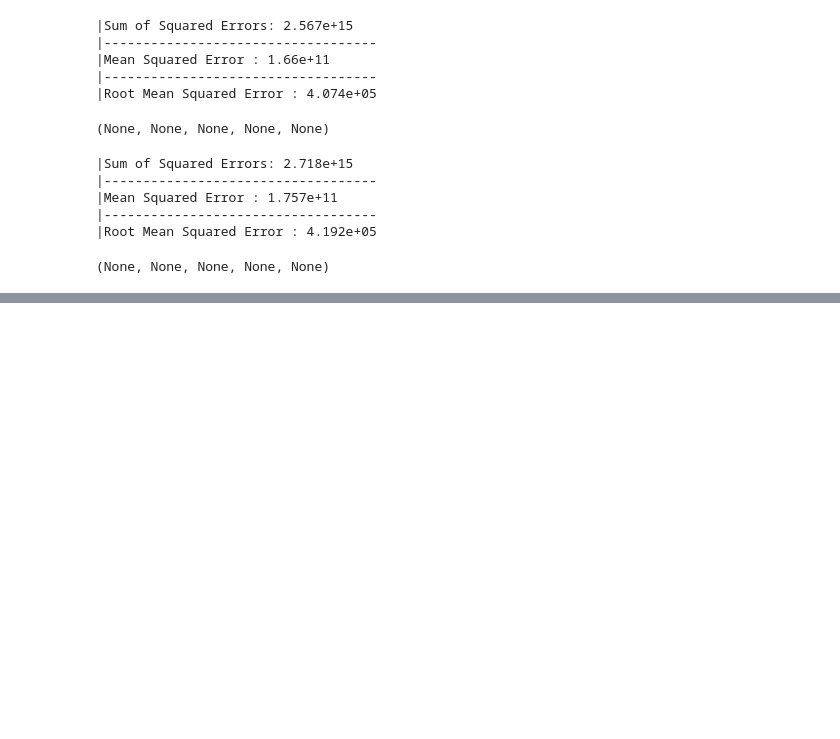
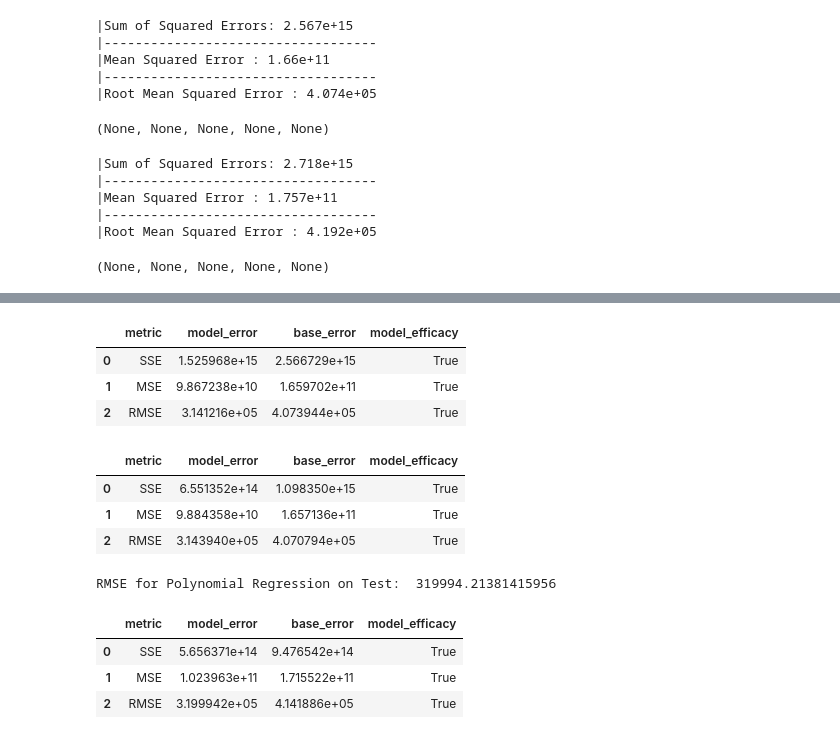
Before and after one commit to parkervoit/zillow-regression-project, a Jupyter notebook: scratch_workbook.ipynb, the cells around one changed output, grey strips where cells are left out. Saved outputs shown, nothing was run; the diff lists cells and outputs as text; code cells hidden in the pictures; blank space fills up the shorter version.

```diff
--- a/scratch_workbook.ipynb
+++ b/scratch_workbook.ipynb
@@ -231,0 +361,31 @@ evaluate.baseline_median_errors(train['tax_value'])
+# %%
+evaluate.better_than_baseline(y_train.tax_value, y_train.pred_lm)
+# %% [output]
+|  | metric | model_error | base_error | model_efficacy |
+| 0 | SSE | 1.525968e+15 | 2.566729e+15 | True |
+| 1 | MSE | 9.867238e+10 | 1.659702e+11 | True |
+| 2 | RMSE | 3.141216e+05 | 4.073944e+05 | True |
+# %%
+evaluate.better_than_baseline(y_validate.tax_value, y_validate.pred_lm)
+# %% [output]
+|  | metric | model_error | base_error | model_efficacy |
+| 0 | SSE | 6.551352e+14 | 1.098350e+15 | True |
+| 1 | MSE | 9.884358e+10 | 1.657136e+11 | True |
+| 2 | RMSE | 3.143940e+05 | 4.070794e+05 | True |
+# %%
+lm = LinearRegression(normalize=True)
+
+lm.fit(X_test_degree2, y_test.tax_value)
+y_test['pred_lm'] = lm.predict(X_test_degree2)
+rmse_test = mean_squared_error(y_test.tax_value, y_test.pred_lm)**(1/2)
+
+print("RMSE for Polynomial Regression on Test: ", rmse_test)
+# %% [output]
+RMSE for Polynomial Regression on Test:  319994.21381415956
+# %%
+evaluate.better_than_baseline(y_test.tax_value, y_test.pred_lm)
+# %% [output]
+|  | metric | model_error | base_error | model_efficacy |
+| 0 | SSE | 5.656371e+14 | 9.476542e+14 | True |
+| 1 | MSE | 1.023963e+11 | 1.715522e+11 | True |
+| 2 | RMSE | 3.199942e+05 | 4.141886e+05 | True |
```
Also changed, not shown: parts of 12 cells of this notebook, 4 other files.
